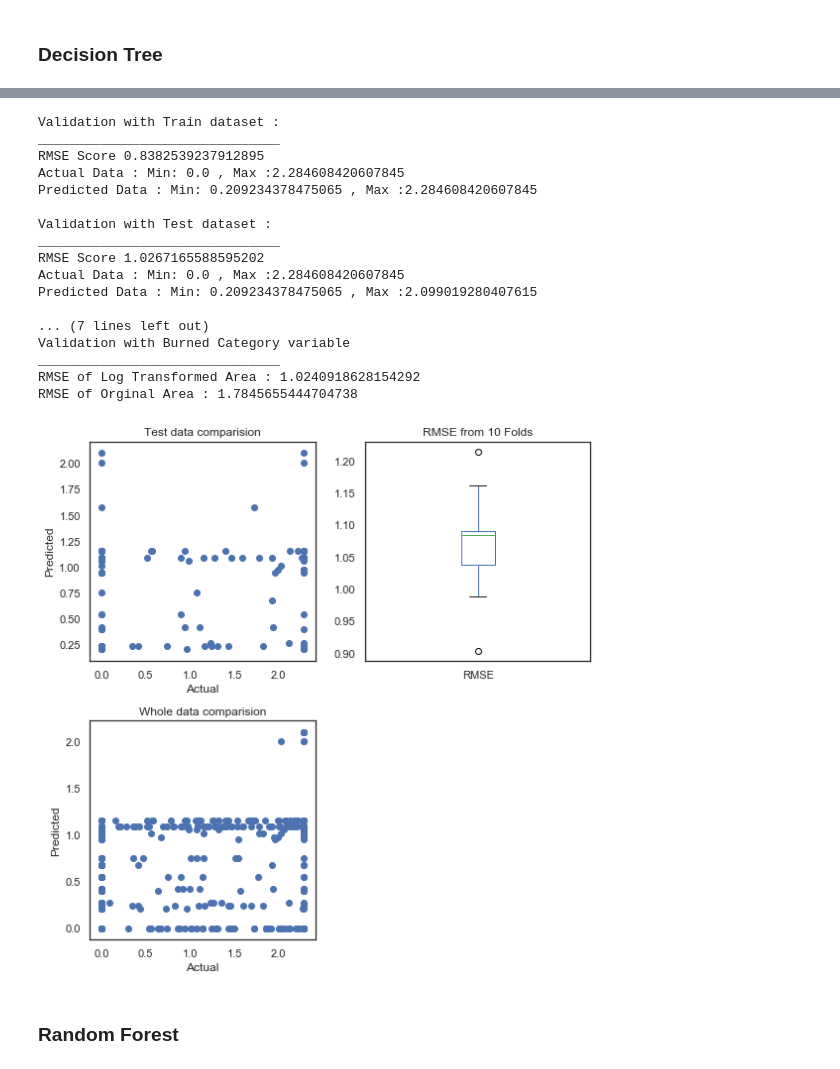
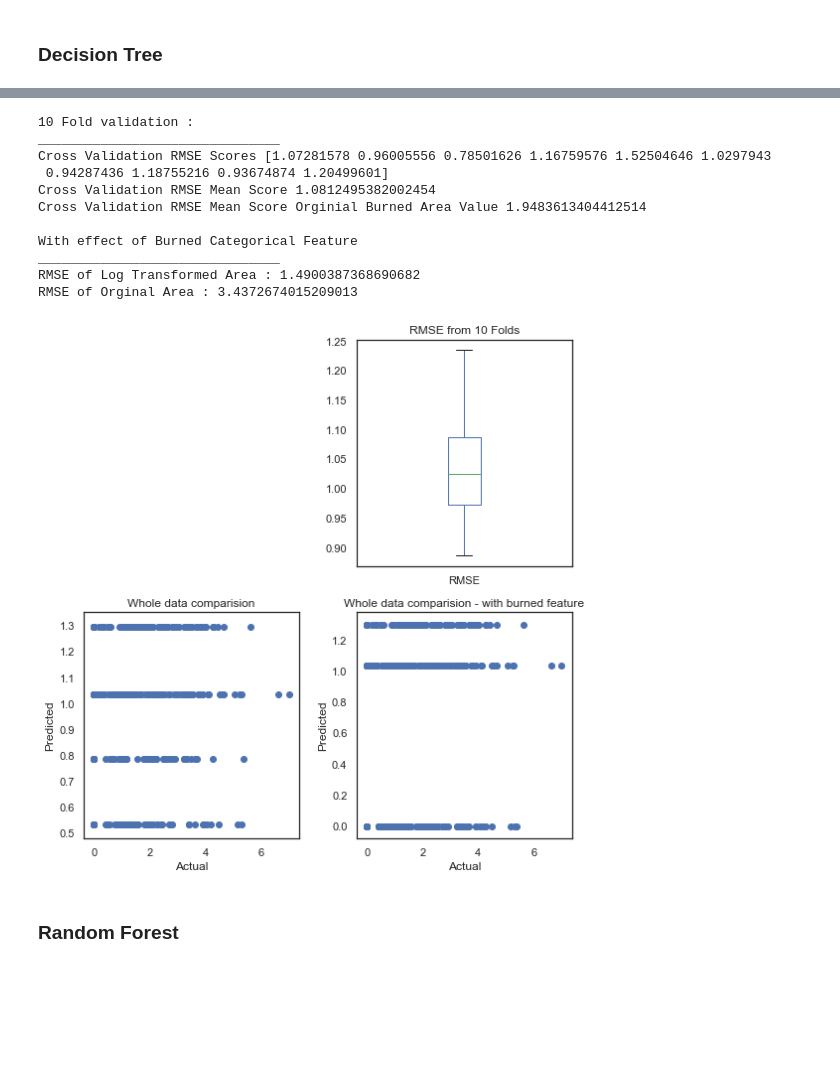
Before and after one commit to balag752/Machine-Learning-1, a Jupyter notebook: ML Project/Fire prediction.ipynb, the cells around one changed output, grey strips where cells are left out. Saved outputs shown, nothing was run; the diff lists cells and outputs as text; code cells hidden in the pictures; blank space fills up the shorter version.

```diff
--- a/ML Project/Fire prediction.ipynb
+++ b/ML Project/Fire prediction.ipynb
@@ -428,38 +446,25 @@ SVC(C=10, cache_size=200, class_weight=None, coef0=0.0,
   tol=0.001, verbose=False)
 # %%
 # Reproducing the model from best estimator result
-modelSVC=SVC(C=10, cache_size=200, class_weight=None, coef0=0.0,
-  decision_function_shape='ovr', degree=3, gamma=0.01, kernel='rbf',
-  max_iter=-1, probability=False, random_state=None, shrinking=True,
-  tol=0.001, verbose=False)
+modelSVC=SVC(C=10,  gamma=0.01, kernel='rbf')
 modelSVC.fit(X_train, y_train)
 
 ## Validation
 y_pred = modelSVC.predict(X_test)
 y_train_pred=modelSVC.predict(X_train)
 
-
+## Confusion Matrix
 fig, ax = plt.subplots(figsize=(3,3))
-sns.heatmap(confusion_matrix(y_test, y_pred), annot=True, fmt='d',xticklabels=['No','Yes'], yticklabels=['No','Yes'])
+sns.heatmap(confusion_matrix(y_test, y_pred), annot=True, fmt='d',xticklabels=['Yes','No'], yticklabels=['Yes','No'])
 plt.ylabel('Actual')
 plt.xlabel('Predicted')
 plt.show()
 
-print("Validation with Train")
-print("Accuracy "+str(accuracy_score(y_train, y_train_pred)))
-print("Recall "+str(recall_score(y_train, y_train_pred)))
-print("Precision "+str(precision_score(y_train, y_train_pred)))
-print(" ")
-
-print("Validation with Test")
-print("Accuracy "+str(accuracy_score(y_test, y_pred)))
-print("Recall "+str(recall_score(y_test, y_pred)))
-print("Precision "+str(precision_score(y_test, y_pred)))
-print(" ")
-
+## K Fold Validation with 10 Folds
 scores = cross_val_score(modelSVC, Standarized_Data[Encod_ncols], Standarized_Data['burned'], cv=10, scoring="accuracy")
-scores=np.sqrt(abs(scores))
-print("Cross Validation Scores :")
-print(scores)
-print("Means Cross Validation Score :"+str(np.mean(scores)))
+scores=np.sqrt(scores)
+print("Means Cross Validation Accuracy Score :"+str(np.mean(scores)))
+print('Precision : From the Prediction of burned, '+str(round(np.mean(np.sqrt(cross_val_score(modelSVC, Standarized_Data[Encod_ncols], Standarized_Data['burned'], cv=10, scoring="recall"))),2)*100)+'% values are predicted correctly')
+print('Recall : From overall burned, '+str(round(np.mean(np.sqrt(cross_val_score(modelSVC, Standarized_Data[Encod_ncols], Standarized_Data['burned'], cv=10, scoring="precision"))),2)*100)+'% values are predicted correctly')
+print('AUC : '+str(round(np.mean(np.sqrt(cross_val_score(modelSVC, Standarized_Data[Encod_ncols], Standarized_Data['burned'], cv=10, scoring="roc_auc"))),2)*100)+'%')
 # %% [output]
@@ -485,7 +480,6 @@ Means Cross Validation Score :0.7244259208339294
-# %%
-Standarized_Data['BurnedPred']=modelLG.predict(Standarized_Data[Encod_ncols])
 # %%
-Data['BurnedPred']=modelLG.predict(Standarized_Data[Encod_ncols])
-Encoded_Data['BurnedPred']=modelLG.predict(Standarized_Data[Encod_ncols])
+Standarized_Data['BurnedPred']=modelSVC.predict(Standarized_Data[Encod_ncols])
+# Data['BurnedPred']=modelSVC.predict(Standarized_Data[Encod_ncols])
+# Encoded_Data['BurnedPred']=modelSVC.predict(Standarized_Data[Encod_ncols])
 # %% [markdown]
 ## Model Bulding & Evaluation
@@ -750,0 +738,5 @@ RMSE of Orginal Area : 1.1931914964033443
+# %%
+## Changing the max depth of tree. it gives a better result.
+SVR_Cust=SVR(C=1,epsilon=0.1, gamma=1,  kernel='rbf')
+SVR_Cust.fit(X_train, y_train)
+Validations(SVR_Cust,Encod_ncols,Standarized_Data, X_train, X_test, y_train, y_test,0 )
@@ -796,27 +842,21 @@ RMSE of Orginal Area : 1.828057205915572
 # %%
 ## Changing the max depth of tree. it gives a better result.
-DT_Cust=tree.DecisionTreeRegressor(criterion='mse', max_depth=10,min_samples_split=4,max_leaf_nodes=20,  min_samples_leaf=10)
+DT_Cust=tree.DecisionTreeRegressor(criterion='mse', max_depth=5,min_samples_split=2,max_leaf_nodes=100,  min_samples_leaf=80)
 DT_Cust.fit(X_train, y_train)
 Validations(DT_Cust,Encod_ncols,Standarized_Data, X_train, X_test, y_train, y_test,0 )
 # %% [output]
-Validation with Train dataset :
+10 Fold validation :
 _______________________________
-RMSE Score 0.8382539237912895
-Actual Data : Min: 0.0 , Max :2.284608420607845
-Predicted Data : Min: 0.209234378475065 , Max :2.284608420607845
+Cross Validation RMSE Scores [1.07281578 0.96005556 0.78501626 1.16759576 1.52504646 1.0297943
+ 0.94287436 1.18755216 0.93674874 1.20499601]
+Cross Validation RMSE Mean Score 1.0812495382002454
+Cross Validation RMSE Mean Score Orginial Burned Area Value 1.9483613404412514
 
-Validation with Test dataset :
+With effect of Burned Categorical Feature
 _______________________________
-RMSE Score 1.0267165588595202
-Actual Data : Min: 0.0 , Max :2.284608420607845
-Predicted Data : Min: 0.209234378475065 , Max :2.099019280407615
-
-... (7 lines left out)
-Validation with Burned Category variable
-_______________________________
-RMSE of Log Transformed Area : 1.0240918628154292
-RMSE of Orginal Area : 1.7845655444704738
+RMSE of Log Transformed Area : 1.4900387368690682
+RMSE of Orginal Area : 3.4372674015209013
-[figure, old version]
+[figure, new version]
 # %% [markdown]
 ### Random Forest
 # %%
```
Also changed, not shown: parts of 45 cells of this notebook.
